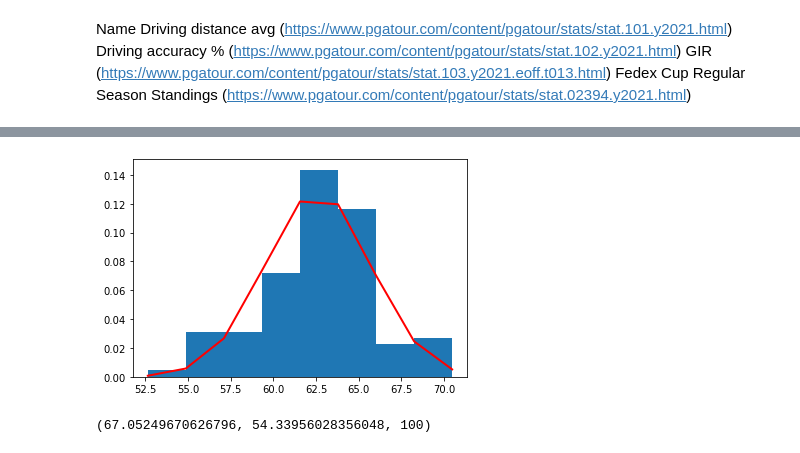
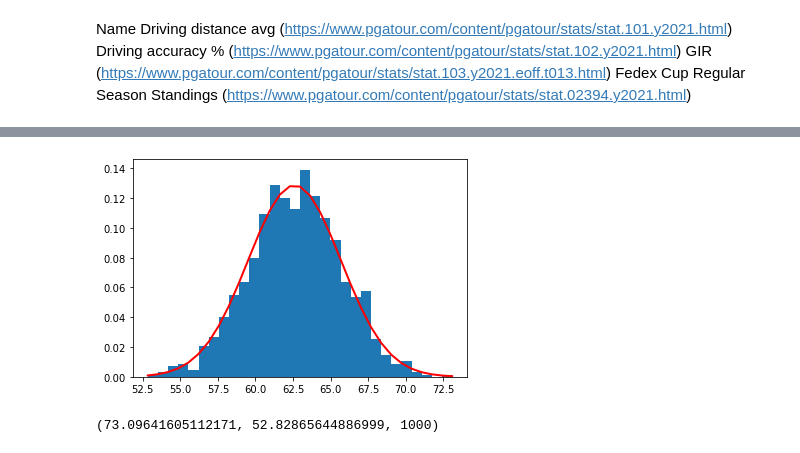
Before and after one commit to AndyWalker81/ProgrammingForDataAnalysis_Project, a Jupyter notebook: Programming_Project.ipynb, the cells around one changed output, grey strips where cells are left out. Cells and saved outputs as stored; diff of their text form; code cells hidden in the pictures.

```diff
--- a/Programming_Project.ipynb
+++ b/Programming_Project.ipynb
@@ -237,25 +211,25 @@ array([309.64729341, 314.50031438, 308.58963815, 316.55275718,
 # %%
 mu, sigma = 62.6, 3.1
 
-y = np.random.default_rng().normal(mu, sigma, 100)
+y = np.random.default_rng().normal(mu, sigma, 1000)
 
-count, bins, ignored = plt.hist(s, 8, density=True)
+count, bins, ignored = plt.hist(y, 30, density=True)
 
 plt.plot(bins, 1/(sigma * np.sqrt(2 * np.pi)) *
 
                np.exp( - (bins - mu)**2 / (2 * sigma**2) ),
 
          linewidth=2, color='r')
 
 plt.show()
 
 # https://www.statisticshowto.com/choose-bin-sizes-statistics/
 # %% [output]
-[figure, old version]
+[figure, new version]
 # %%
 y.max(), y.min(), len(y)
 # %% [output]
-(67.05249670626796, 54.33956028356048, 100)
+(73.09641605112171, 52.82865644886999, 1000)
 # %%
 plt.scatter(x,y)
 m, b = np.polyfit(x, y, 1)
```
Also changed, not shown: parts of 15 cells of this notebook.
